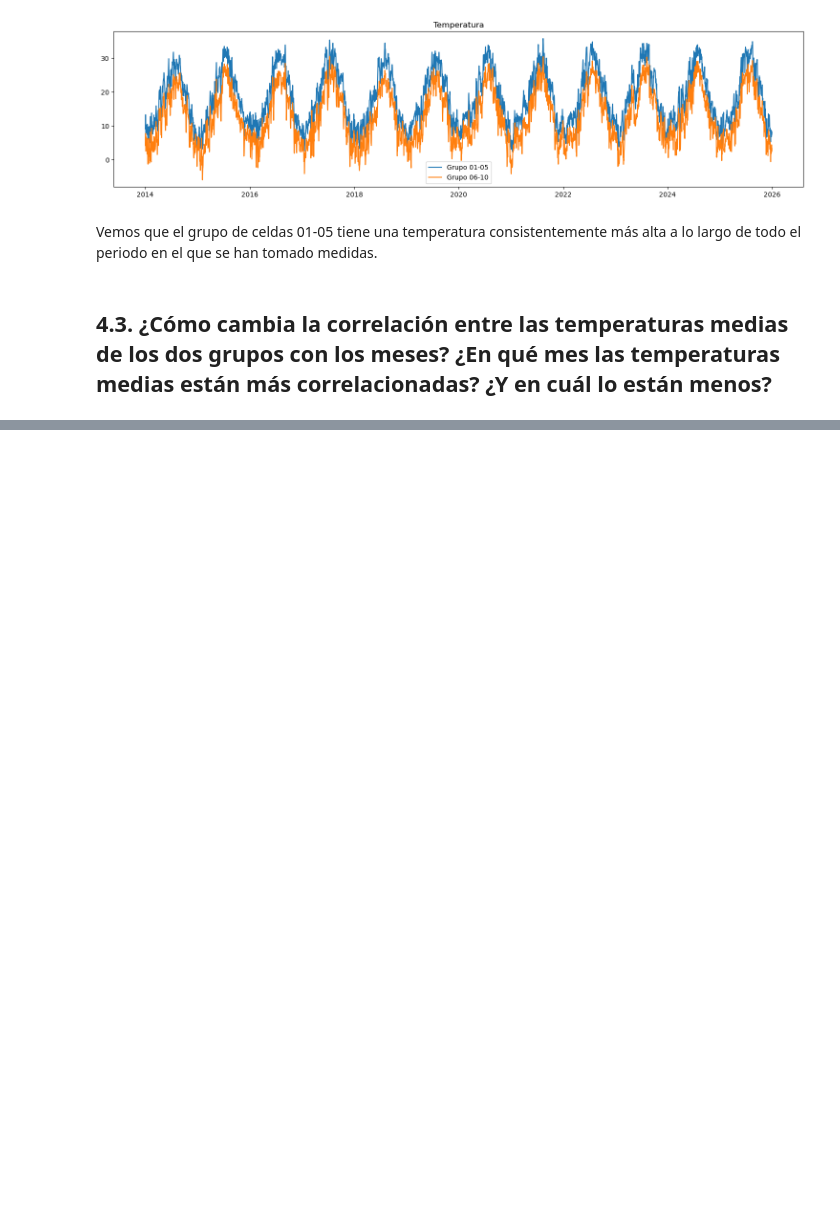
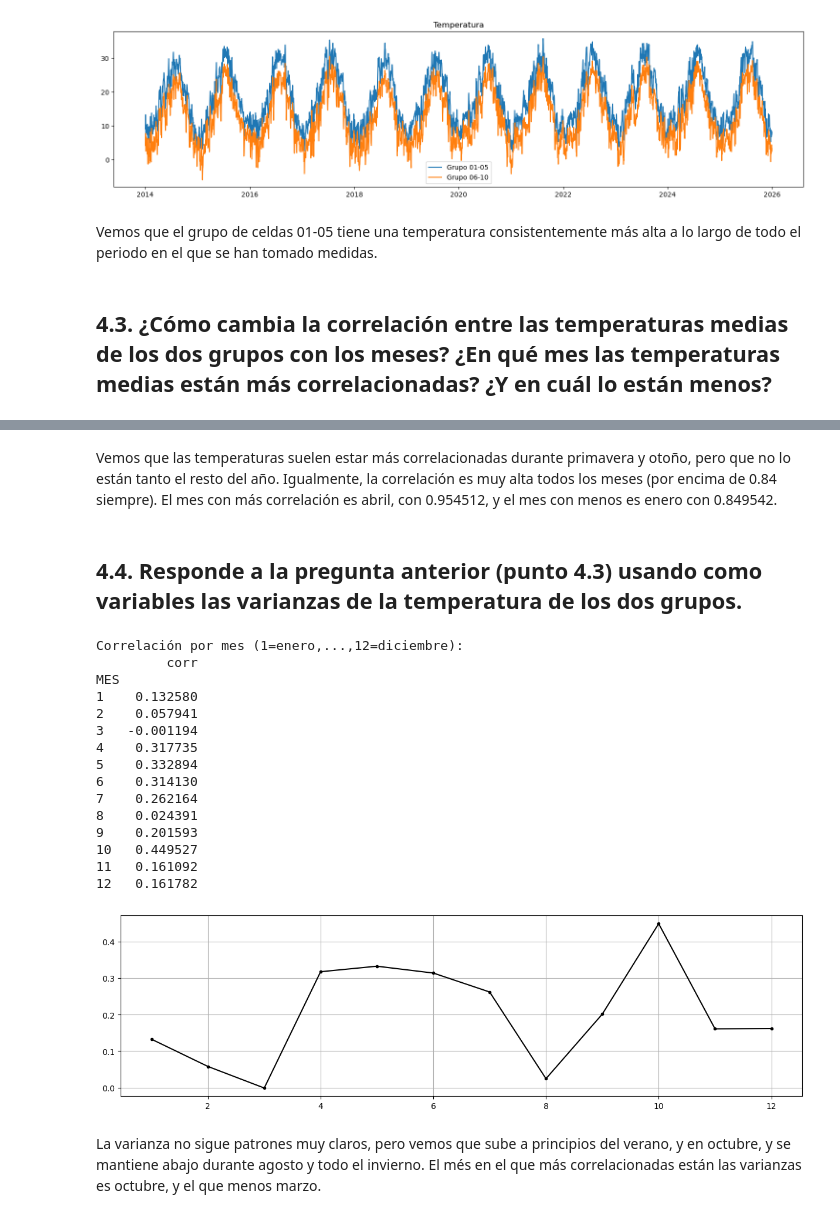
Before and after one commit to AlbertoRodvic/t1_estadistica_descriptiva, a Jupyter notebook: src/Apartado_4.ipynb, the cells around one changed output, grey strips where cells are left out. Saved outputs shown, nothing was run; the diff lists cells and outputs as text; code cells hidden in the pictures; blank space fills up the shorter version.

```diff
--- a/src/Apartado_4.ipynb
+++ b/src/Apartado_4.ipynb
@@ -121,0 +166,44 @@ KeyError: 'MES'
+# %% [markdown]
+Vemos que las temperaturas suelen estar más correlacionadas durante primavera y otoño, pero que no lo están tanto el resto del año. Igualmente, la correlación es muy alta todos los meses (por encima de 0.84 siempre).
+El mes con más correlación es abril, con 0.954512, y el mes con menos es enero con 0.849542.
+# %% [markdown]
+## 4.4. Responde a la pregunta anterior (punto 4.3) usando como variables las varianzas de la temperatura de los dos grupos.
+# %%
+df_unido = pd.DataFrame(np.column_stack((df_orig_temp.FECHA, varianza_temp1, varianza_temp2)), columns=["FECHA", "Grupo 1", "Grupo 2"])
+df_unido['FECHA'] = pd.to_datetime(df_unido['FECHA'])
+df_unido['MES'] = df_unido['FECHA'].dt.month
+
+correlaciones = []
+for mes, data in df_unido.groupby("MES"):
+    correlaciones.append((mes, data["Grupo 1"].corr(data["Grupo 2"])))
+
+corr_month = pd.DataFrame(correlaciones, columns=["MES","corr"])
+corr_month.set_index("MES", inplace=True)
+
+print("\nCorrelación por mes (1=enero,...,12=diciembre):")
+print(corr_month)
+
+fig = plt.figure(1, figsize=(15, 4)) # permite indicar el nº de la figura y las dimensiones (ancho y alto)
+plt.plot(corr_month["corr"], 'k.-')                  # muestra la variable x en negro, cada valor con un punto conectados por líneas
+plt.grid()
+plt.show()
+# %% [output]
+Correlación por mes (1=enero,...,12=diciembre):
+         corr
+MES
+1    0.132580
+2    0.057941
+3   -0.001194
+4    0.317735
+5    0.332894
+6    0.314130
+7    0.262164
+8    0.024391
+9    0.201593
+10   0.449527
+11   0.161092
+12   0.161782
+[figure, added]
+# %% [markdown]
+La varianza no sigue patrones muy claros, pero vemos que sube a principios del verano, y en octubre, y se mantiene abajo durante agosto y todo el invierno.
+El més en el que más correlacionadas están las varianzas es octubre, y el que menos marzo.
```
Also changed, not shown: parts of 2 cells of this notebook.
